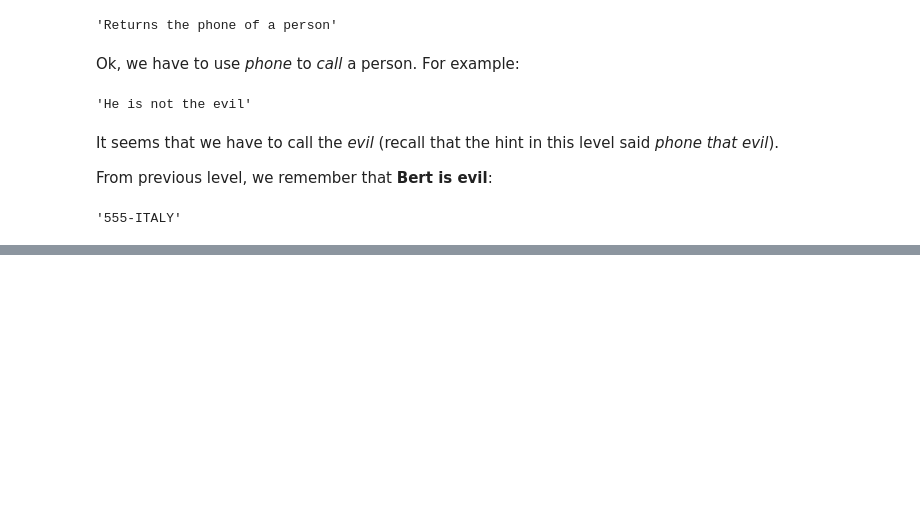
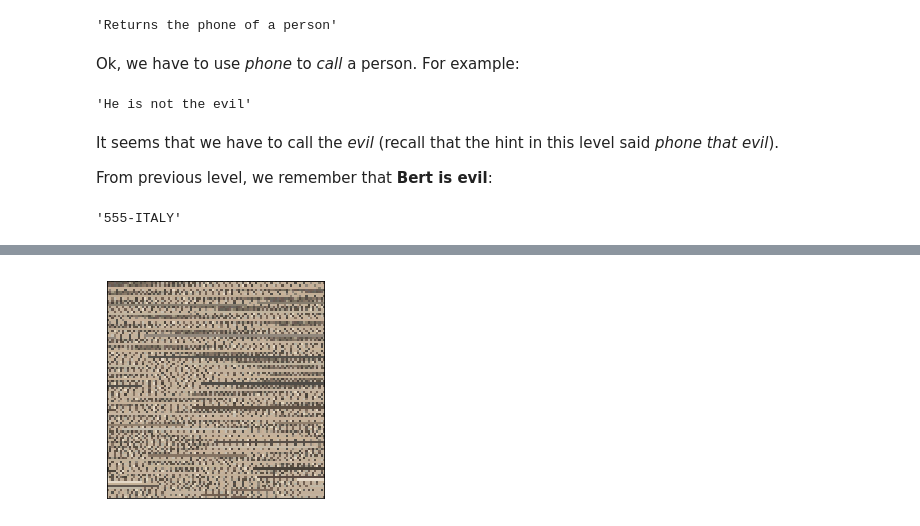
Before and after one commit to z4ir3/the-python-challenge, a Jupyter notebook: the-python-challenge.ipynb, the cells around one changed output, grey strips where cells are left out. Saved outputs shown, nothing was run; the diff lists cells and outputs as text; code cells hidden in the pictures; blank space fills up the shorter version.

Commit message:
uploaded barcode picture and started level 14

```diff
--- a/the-python-challenge.ipynb
+++ b/the-python-challenge.ipynb
@@ -1058,0 +1082,4 @@ Ok, if w
+# %%
+import imageio
+im = imageio.imread('files/barcode.png')
+print(im.shape)
@@ -1058,0 +1088,8 @@ Ok, if w
+# %%
+# delete first and last rows
+im = np.delete(im, (0,101), axis=0)
+
+# delete first and second last, and last columns
+im = np.delete(im, (0,101,102), axis=1)
+
+print(im.shape)
@@ -1058,0 +1209,11 @@ Ok, if w
+# %%
+fig, ax = plt.subplots(1,1, figsize=(9, 4))
+
+ax.imshow( (spiral * 1).astype(np.uint8) )
+ax.set_xticks([])
+ax.set_yticks([])
+ax.set_title('')
+
+plt.show()
+# %% [output]
+[figure, added]
```
Also changed, not shown: parts of 14 cells of this notebook, 1 other file.
